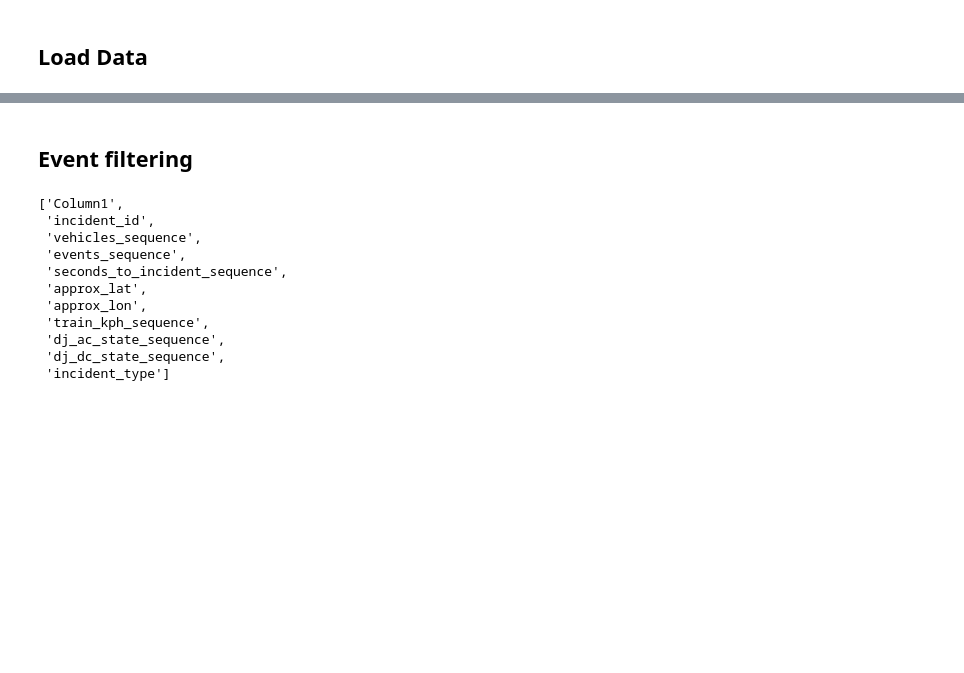
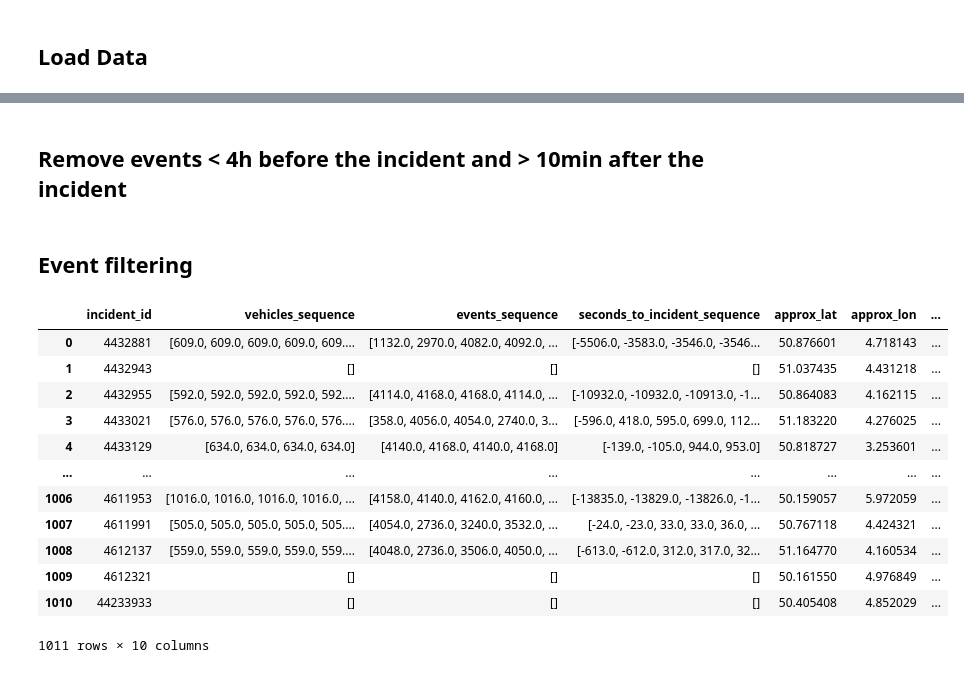
Before and after one commit to dalnakeb/INFOH423_Data_Mining_Project, a Jupyter notebook: notebooks/preprocessing.ipynb, the cells around one changed output, grey strips where cells are left out. Drawn from its saved outputs; the diff is of its cells as text; code cells hidden in the pictures; blank space fills up the shorter version.

Commit message:
Event filtering optimized + AC_DC prob indicators

```diff
--- a/notebooks/preprocessing.ipynb
+++ b/notebooks/preprocessing.ipynb
@@ -19,3 +20,5 @@ DATA_PATH = "C:\\Users\\derar\\Documents\\Data Mining Project\\Code\\data"
 file_name = "sncb_data_challenge.csv"
 file_path = posixpath.join(DATA_PATH, file_name)
 data_df = data.load_data_csv(file_path)
+data_df = data.reformat_data(data_df)
+data_df.drop(columns=["Column1"], inplace=True)
@@ -38,19 +25,26 @@ data_df
+# %% [markdown]
+## Remove events < 4h before the incident and > 10min after the incident
+# %%
+def filter_events_out_of_interval(data_df, interval):
+    def filter_events(row, interval, list_columns_indices):
+        seconds_to_incident = row.iloc[3]
+        too_low = len(seconds_to_incident[seconds_to_incident<interval[0]])
+        too_high = len(seconds_to_incident[seconds_to_incident>interval[1]])
+        for col in list_columns_indices:
+            row.iloc[col] = row.iloc[col][too_low:][:-too_high]
+        return row
+
+    list_columns = ["vehicles_sequence", "events_sequence", "seconds_to_incident_sequence", "train_kph_sequence", "dj_ac_state_sequence", "dj_dc_state_sequence"]
+    list_columns_indices = []
+    for el in list_columns:
+        list_columns_indices.append(data_df.columns.to_list().index(el))
+    filtered_data_df = data_df.apply(lambda row: filter_events(row, interval, list_columns_indices), axis=1)
+    return filtered_data_df
+
+interval= [-3600*4, 360]
+data_df = filter_events_out_of_interval(data_df, interval)
 # %% [markdown]
 ## Event filtering
-# %%
-data_df.columns.to_list()
-# %% [output]
-['Column1',
- 'incident_id',
- 'vehicles_sequence',
- 'events_sequence',
- 'seconds_to_incident_sequence',
- 'approx_lat',
- 'approx_lon',
- 'train_kph_sequence',
- 'dj_ac_state_sequence',
- 'dj_dc_state_sequence',
- 'incident_type']
 # %%
 def compute_events_freq(events_sequence):
     unique_events, events_count = np.unique(events_sequence, return_counts=True)
@@ -70,39 +64,59 @@ def compute_events_to_remove(data_df, events_freq_all_classes, t):
     for incident_type, events_freq in events_freq_per_incident.items():
         events_to_remove[incident_type] = []
         for event_id, event_freq in events_freq.items():
             if event_freq/events_freq_all_classes[event_id] < t:
                 events_to_remove[incident_type].append(event_id)
 
     return events_to_remove
 
 def remove_event_from_incidents(data_df, events_to_remove_per_incident, allowed_event=None):
     def remove_events(row, list_columns_indices, events_to_remove_per_incident, allowed_event=None):
-        row_index = row.iloc[0]
         incident_type = row.iloc[-1]
+        events_to_remove = set(events_to_remove_per_incident[incident_type])
 
-        print(row_index)
-        events_to_remove = events_to_remove_per_incident[incident_type]
-        for event_id in events_to_remove:
-            removed_event_indices = row.iloc[3] == event_id
-            for col in list_columns_indices:
-                row.iloc[col] = row.iloc[col][~removed_event_indices]
+        if allowed_event is not None:
+            events_to_remove.discard(allowed_event)  # Faster than `remove`
+
+        event_ids = row.iloc[2]  # Assuming this is the array of event IDs
+        keep_mask = ~np.isin(event_ids, list(events_to_remove))  # Vectorized operation
+
+        list_columns = np.array([row.iloc[col] for col in list_columns_indices])
+        filtered_columns = list_columns[:, keep_mask]
+        for i, col in enumerate(list_columns_indices):
+            row.iloc[col] = filtered_columns[i]
         return row
 
     filtered_data_df = data_df.copy()
     list_columns = ["vehicles_sequence", "events_sequence", "seconds_to_incident_sequence", "train_kph_sequence", "dj_ac_state_sequence", "dj_dc_state_sequence"]
     list_columns_indices = []
     for el in list_columns:
         list_columns_indices.append(data_df.columns.to_list().index(el))
 
     filtered_data_df = filtered_data_df.apply(lambda row: remove_events(row, list_columns_indices, events_to_remove_per_incident, allowed_event), axis=1)
     return filtered_data_df
 
 
 def filter_events(data_df, t, allowed_event=None):
     events_sequences_all_classes = np.concatenate(list(data_df["events_sequence"]))
     events_freq_all_classes = compute_events_freq(events_sequences_all_classes)
     events_to_remove_per_incident = compute_events_to_remove(data_df, events_freq_all_classes, t)
-    filtered_data_df = remove_event_from_incidents(data_df, events_to_remove_per_incident, allowed_event)
+    filtered_data_df = remove_event_from_incidents(data_df, events_to_remove_per_incident, allowed_event).reset_index(drop=True)
     return filtered_data_df
 
-filtered_data_df = filter_events(data_df, 2)
+
+filtered_data_df = filter_events(data_df, 2, 2)
+filtered_data_df
+# %% [output]
+|  | incident_id | vehicles_sequence | events_sequence | seconds_to_incident_sequence | approx_lat | approx_lon | ... |
+| 0 | 4432881 | [609.0, 609.0, 609.0, 609.0, 609.... | [1132.0, 2970.0, 4082.0, 4092.0, ... | [-5506.0, -3583.0, -3546.0, -3546... | 50.876601 | 4.718143 | ... |
+| 1 | 4432943 | [] | [] | [] | 51.037435 | 4.431218 | ... |
+| 2 | 4432955 | [592.0, 592.0, 592.0, 592.0, 592.... | [4114.0, 4168.0, 4168.0, 4114.0, ... | [-10932.0, -10932.0, -10913.0, -1... | 50.864083 | 4.162115 | ... |
+| 3 | 4433021 | [576.0, 576.0, 576.0, 576.0, 576.... | [358.0, 4056.0, 4054.0, 2740.0, 3... | [-596.0, 418.0, 595.0, 699.0, 112... | 51.183220 | 4.276025 | ... |
+| 4 | 4433129 | [634.0, 634.0, 634.0, 634.0] | [4140.0, 4168.0, 4140.0, 4168.0] | [-139.0, -105.0, 944.0, 953.0] | 50.818727 | 3.253601 | ... |
+| ... | ... | ... | ... | ... | ... | ... | ... |
+| 1006 | 4611953 | [1016.0, 1016.0, 1016.0, 1016.0, ... | [4158.0, 4140.0, 4162.0, 4160.0, ... | [-13835.0, -13829.0, -13826.0, -1... | 50.159057 | 5.972059 | ... |
+| 1007 | 4611991 | [505.0, 505.0, 505.0, 505.0, 505.... | [4054.0, 2736.0, 3240.0, 3532.0, ... | [-24.0, -23.0, 33.0, 33.0, 36.0, ... | 50.767118 | 4.424321 | ... |
+| 1008 | 4612137 | [559.0, 559.0, 559.0, 559.0, 559.... | [4048.0, 2736.0, 3506.0, 4050.0, ... | [-613.0, -612.0, 312.0, 317.0, 32... | 51.164770 | 4.160534 | ... |
+| 1009 | 4612321 | [] | [] | [] | 50.161550 | 4.976849 | ... |
+| 1010 | 44233933 | [] | [] | [] | 50.405408 | 4.852029 | ... |
+1011 rows × 10 columns
```
Also changed, not shown: parts of 11 cells of this notebook, 1 other file.
